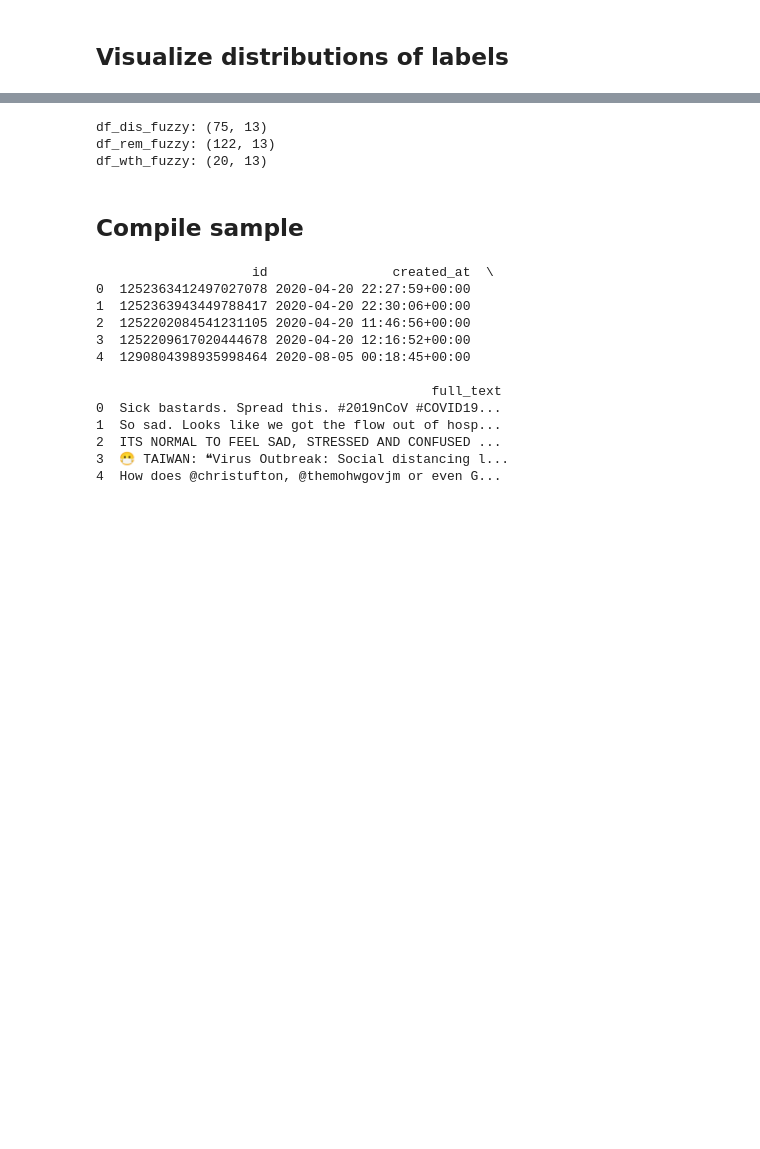
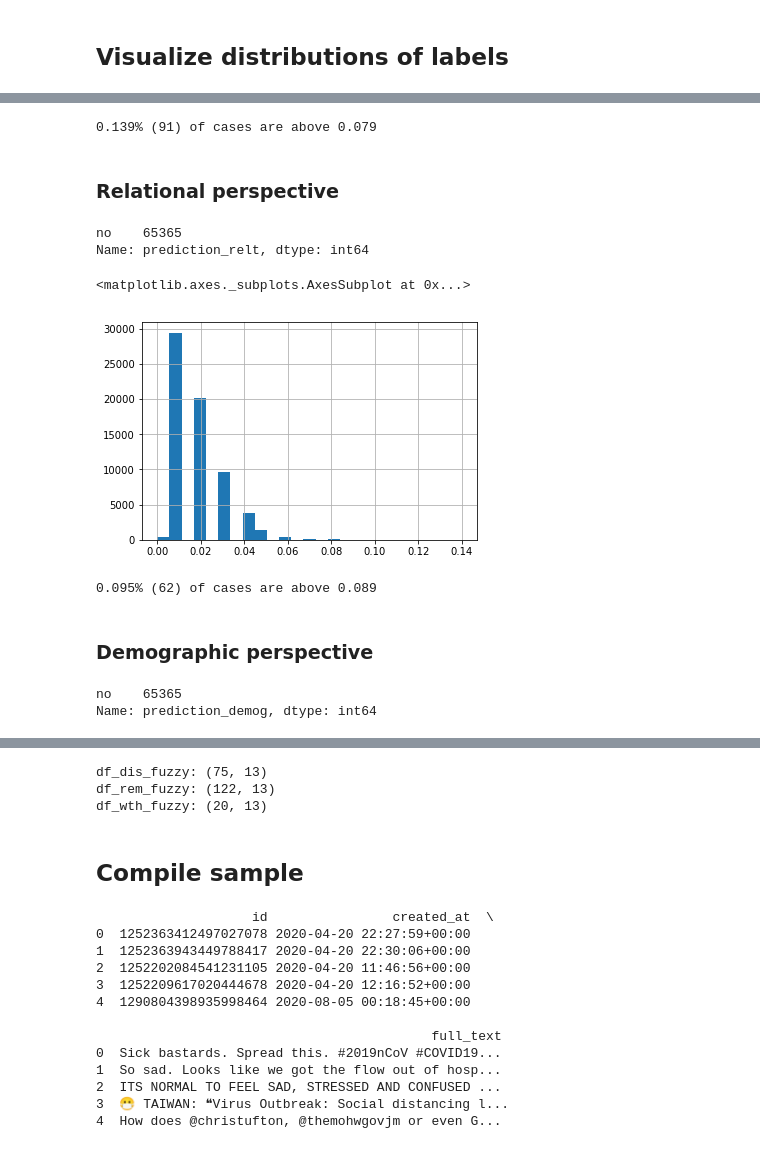
Before and after one commit to h2researchgroup/classification, a Jupyter notebook: modeling/sample_articles_with_models.ipynb, the cells around one changed output, grey strips where cells are left out. Saved outputs shown, nothing was run; the diff lists cells and outputs as text; code cells hidden in the pictures; blank space fills up the shorter version.

```diff
--- a/modeling/sample_articles_with_models.ipynb
+++ b/modeling/sample_articles_with_models.ipynb
@@ -617,0 +189,43 @@ Number of minority cases selected for each myth:
+# %%
+# Look at top_n most likely cases for using this perspective
+top_n = 60
+threshold = calculate_threshold(top_n, df[prob_col])
+num = len(df[df[prob_col] > threshold])
+prop = (num/len(df))*100
+print(f'{str(round(prop,3))}% ({num}) of cases are above {str(threshold)}')
+# %% [output]
+0.139% (91) of cases are above 0.079
+# %% [markdown]
+### Relational perspective
+# %%
+# Show predicted labels
+pred_col = 'prediction_relt'
+df[pred_col].value_counts()
+# %% [output]
+no    65365
+Name: prediction_relt, dtype: int64
+# %%
+# Minority Class (yes) Distribution
+prob_col = 'prediction_relt_prob_yes'
+df[prob_col].hist(bins=25)
+# %% [output]
+<matplotlib.axes._subplots.AxesSubplot at 0x...>
+[figure, added]
+# %%
+# Look at top_n most likely cases for using this perspective
+top_n = 60
+threshold = calculate_threshold(top_n, df[prob_col])
+num = len(df[df[prob_col] > threshold])
+prop = (num/len(df))*100
+print(f'{str(round(prop,3))}% ({num}) of cases are above {str(threshold)}')
+# %% [output]
+0.095% (62) of cases are above 0.089
+# %% [markdown]
+### Demographic perspective
+# %%
+# Show predicted labels
+pred_col = 'prediction_demog'
+df[pred_col].value_counts()
+# %% [output]
+no    65365
+Name: prediction_demog, dtype: int64
```
Also changed, not shown: parts of 55 cells of this notebook.
